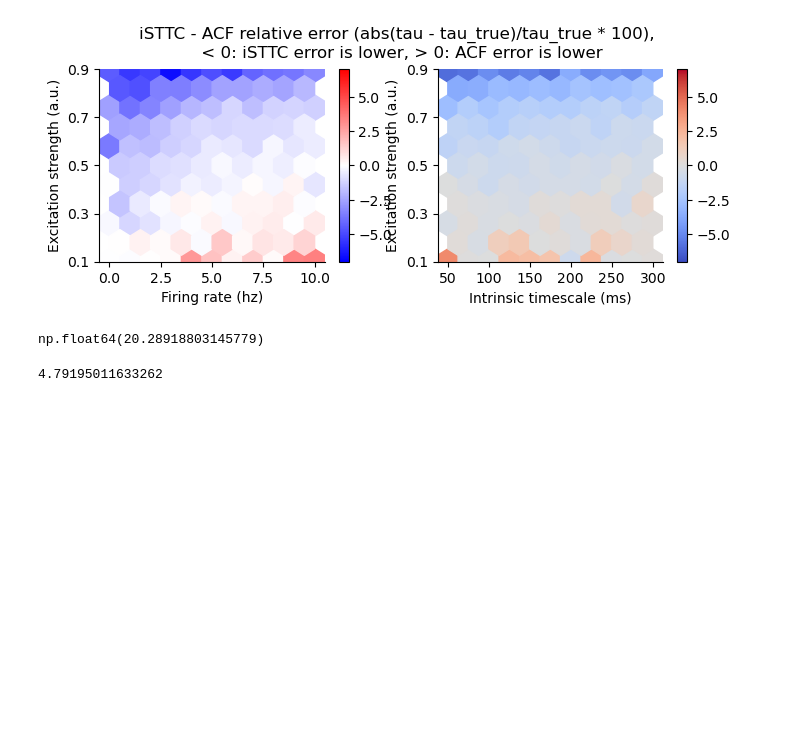
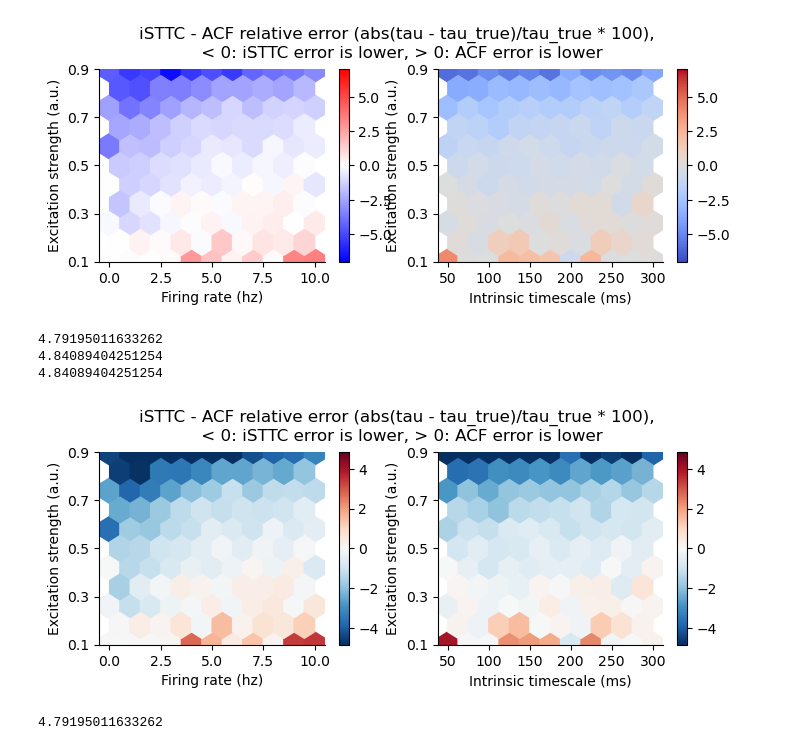
Before and after one commit to iinnpp/isttc, a Jupyter notebook: notebooks/synthetic/plot_taus_parametric_dataset.ipynb, the cells around one changed output. Drawn from its saved outputs; the diff is of its cells as text; code cells hidden in the pictures; blank space fills up the shorter version.

```diff
--- a/notebooks/synthetic/plot_taus_parametric_dataset.ipynb
+++ b/notebooks/synthetic/plot_taus_parametric_dataset.ipynb
@@ -26,7 +26,7 @@ dataset_folder = project_folder_path + 'results\\synthetic\\dataset\\'
 results_folder = project_folder_path + 'results\\synthetic\\results\\param_fr_alpha_tau\\'
 fig_folder = project_folder_path + 'results\\synthetic\\fig_drafts_paper\\'
 # %%
-save_fig = False
+save_fig = True
 # %% [markdown]
 ### Load data
 # %%
@@ -300,11 +296,68 @@ if save_fig:
 -7.0 5.0
 -6.658413169542694 4.014343019320903
 [figure]
-# %%
-p90 = np.percentile(np.abs(tau_plot_wide_df['tau_diff_rel_isttc'] - tau_plot_wide_df['tau_diff_rel_acf']), 90)
-p90
-# %% [output]
-np.float64(20.28918803145779)
+# %%
+p90 = np.percentile(np.abs(tau_plot_wide_df['tau_diff_rel_isttc'] - tau_plot_wide_df['tau_diff_rel_acf']), 90)
+
+fig, axes = plt.subplots(1,2, figsize=(8,2.5))
+
+norm = TwoSlopeNorm(vcenter=0)
+
+hb0 = axes[0].hexbin(
+    x=tau_plot_wide_df['fr'], y=tau_plot_wide_df['alpha'],
+    C=tau_plot_wide_df['tau_diff_rel_isttc'] - tau_plot_wide_df['tau_diff_rel_acf'],
+    reduce_C_function=np.median,
+    gridsize=10,
+    cmap='RdBu_r',
+    norm = norm,
+    mincnt=1
+)
+
+p95_hb0 = np.percentile(np.abs(hb0.get_array()), 95)
+print(p95_hb0)
+
+hb1 = axes[1].hexbin(
+    x=tau_plot_wide_df['tau_ms_true'], y=tau_plot_wide_df['alpha'],
+    C=tau_plot_wide_df['tau_diff_rel_isttc'] - tau_plot_wide_df['tau_diff_rel_acf'],
+    reduce_C_function=np.median,
+    gridsize=10,
+    cmap='RdBu_r',
+    norm = norm,
+    mincnt=1
+)
+
+p95_hb1 = np.percentile(np.abs(hb1.get_array()), 95)
+print(p95_hb1)
+
+bar_lim = np.max([p95_hb0, p95_hb1])
+
+hb0.set_clim(-bar_lim, bar_lim)
+hb1.set_clim(-bar_lim, bar_lim)
+print(bar_lim)
+
+fig.colorbar(hb0, ax=axes[0], shrink=1)
+fig.colorbar(hb1, ax=axes[1], shrink=1)
+
+axes[0].set_xlabel('Firing rate (hz)')
+axes[1].set_xlabel('Intrinsic timescale (ms)')
+axes[1].set_xticks(np.linspace(50, 300, 6))
+
+fig.suptitle('iSTTC - ACF relative error (abs(tau - tau_true)/tau_true * 100), \n < 0: iSTTC error is lower, > 0: ACF error is lower', y=1.05)
+
+for ax in axes.flat:
+    sns.despine(ax=ax)
+    ax.set_ylabel('Excitation strength (a.u.)')
+    ax.set_ylim([0.1, 0.9])
+    ax.set_yticks(np.linspace(0.1, 0.9, 5))
+
+if save_fig:
+    plt.savefig(fig_folder + 'taus_dataset_3_var_rel_diff_colors2.png' , bbox_inches='tight', dpi=300)
+    plt.savefig(fig_folder + 'taus_dataset_3_var_rel_diff_colors2.svg' , bbox_inches='tight')
+# %% [output]
+4.79195011633262
+4.84089404251254
+4.84089404251254
+[figure, added]
 # %%
 fig, axes = plt.subplots(1,6, figsize=(15,2.5))
 
```
Also changed, not shown: parts of 2 cells of this notebook, 4 other files.
